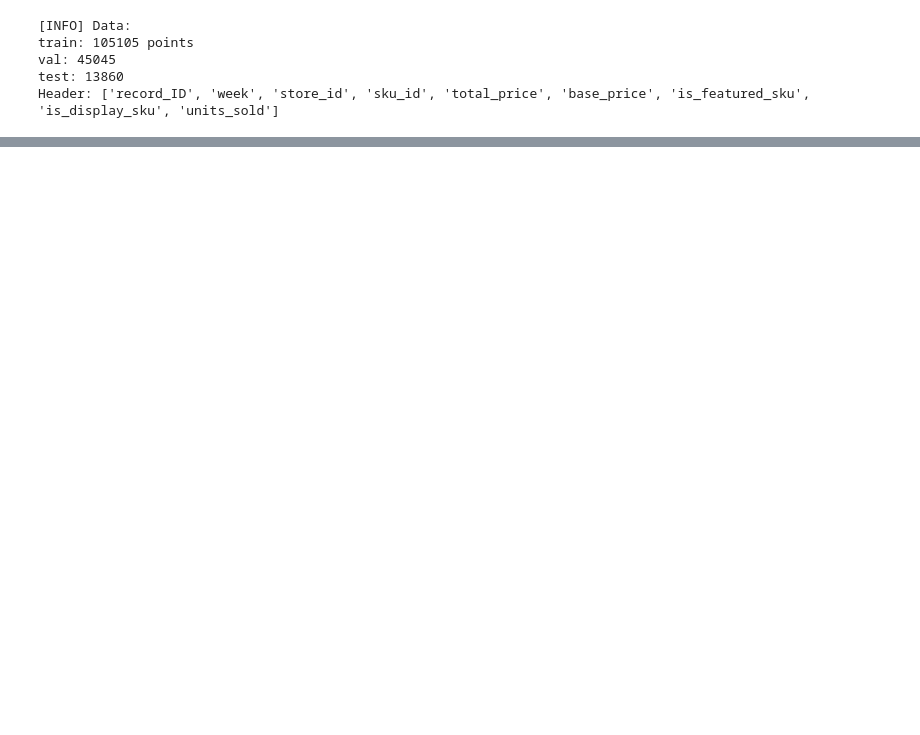
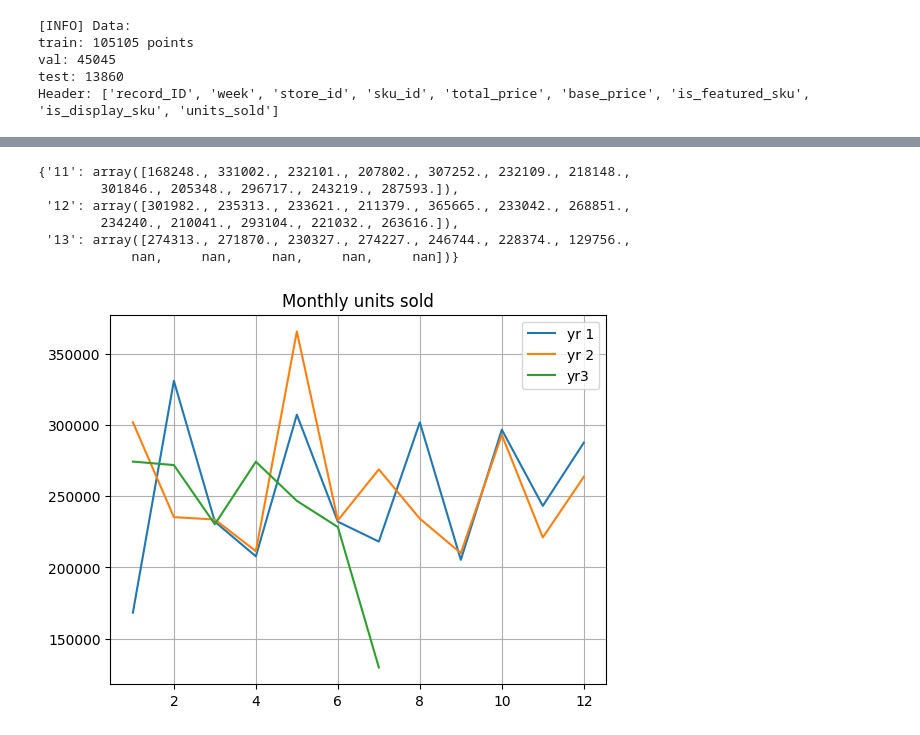
Before and after one commit to MatZar01/Demand-Forecast, a Jupyter notebook: baseline.ipynb, the cells around one changed output, grey strips where cells are left out. Saved outputs shown, nothing was run; the diff lists cells and outputs as text; code cells hidden in the pictures; blank space fills up the shorter version.

```diff
--- a/baseline.ipynb
+++ b/baseline.ipynb
@@ -27,12 +47,31 @@ sku_ids = Data_manager.data_merged[:, 3]
 # %%
-unq_weeks = np.unique(weeks, return_counts=True)
-unq_store_ids = np.unique(store_ids, return_counts=True)
-unq_sku_ids = np.unique(sku_ids, return_counts=True)
+d_unsh = Data_manager.data_unshuffled
+week_data = {'11': np.zeros((13, 32)), '12': np.zeros((13, 32)), '13': np.zeros((13, 32))}
+for row in d_unsh:
+    week_data[row[1][-2:]][int(row[1].split('/')[1])][int(row[1].split('/')[0])] += row[-1]
 # %%
-week_encoder.fit(weeks.reshape(-1, 1))
-out_labs = week_encoder.transform(weeks.reshape(-1, 1))
+s = np.sum(week_data['11']) + np.sum(week_data['12']) + np.sum(week_data['13'])
+monthly = {'11': np.sum(week_data['11'], axis=1)[1:],
+           '12': np.sum(week_data['12'], axis=1)[1:],
+           '13': np.sum(week_data['13'], axis=1)[1:]}
+monthly['13'] = np.where(monthly['13'] == 0, np.nan, monthly['13'])
+monthly
+# %% [output]
+{'11': array([168248., 331002., 232101., 207802., 307252., 232109., 218148.,
+        301846., 205348., 296717., 243219., 287593.]),
+ '12': array([301982., 235313., 233621., 211379., 365665., 233042., 268851.,
+        234240., 210041., 293104., 221032., 263616.]),
+ '13': array([274313., 271870., 230327., 274227., 246744., 228374., 129756.,
+            nan,     nan,     nan,     nan,     nan])}
 # %%
-wks = np.array([x.split('/') for x in weeks])
-ys = np.unique(wks[:, 2], return_counts=True)
-ms = np.unique(wks[:, 1], return_counts=True)
-ds = np.unique(wks[:, 0], return_counts=True)
+import matplotlib.pyplot as plt
+mts = list(range(1, 13))
+plt.plot(mts, monthly['11'], label='yr 1')
+plt.plot(mts, monthly['12'], label='yr 2')
+plt.plot(mts, monthly['13'], label='yr3')
+plt.title('Monthly units sold')
+plt.legend()
+plt.grid()
+plt.show()
+# %% [output]
+[figure, added]
```
Also changed, not shown: parts of 4 cells of this notebook, 1 other file.
